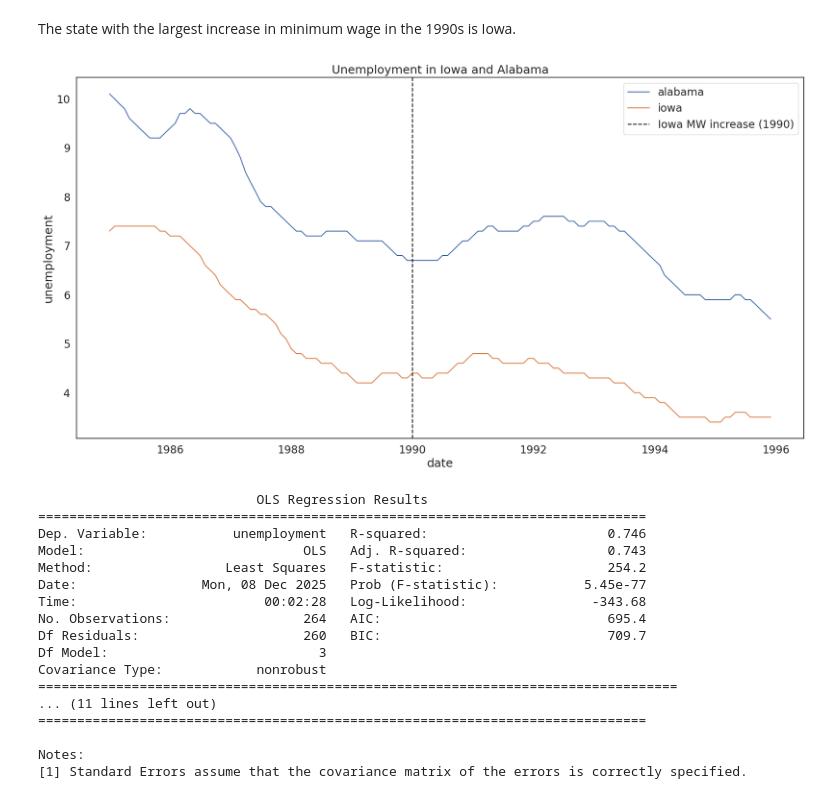
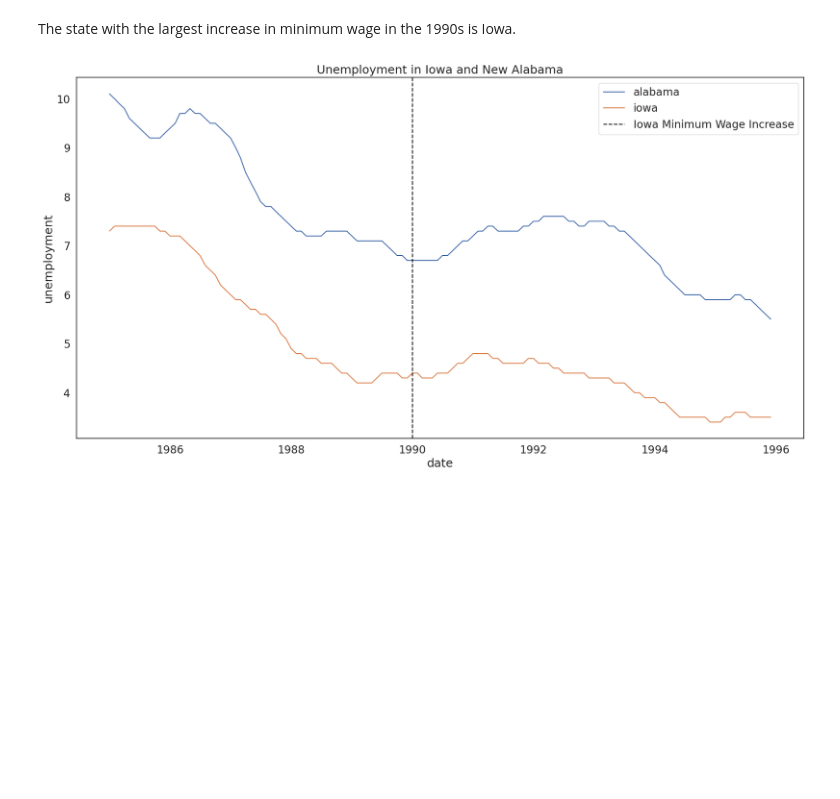
Before and after one commit to camilletulipe06-wq/QM-2, a Jupyter notebook: notebooks/W08. Diff-in-Diff.ipynb, the cells around one changed output. Saved outputs shown, nothing was run; the diff lists cells and outputs as text; code cells hidden in the pictures; blank space fills up the shorter version.

```diff
--- a/notebooks/W08. Diff-in-Diff.ipynb
+++ b/notebooks/W08. Diff-in-Diff.ipynb
@@ -635,44 +635,17 @@ The state with the largest increase in minimum wage in the 1990s is Iowa.
 
 window = 5
 
-did = df_s[
-    (df_s['date'] >= str(1990 - window) + '-01-01') &
-    (df_s['date'] <= str(1990 + window) + '-12-31') &
-    (df_s['state'].isin(['iowa', 'alabama']))
-]
-
-# 2. Create DiD dummies: post, treatment, post_treatment
-did['post'] = np.where(did['date'] >= '1990-01-01', 1, 0)             # 1 after (and incl.) 1990
-did['treatment'] = np.where(did['state'] == 'iowa', 1, 0)            # 1 for Iowa, 0 for Alabama
+did = df_s[(df_s['date'] >= str(1990 - window) + '-01-01') & (df_s['date'] <= str(1990 + window) + '-12-31') & (df_s['state'].isin(['iowa', 'alabama']))]
+did['post'] = np.where(did['date'] >= '1990-01-01', 1, 0)
+did['treatment'] = np.where(did['state'] == 'iowa', 1, 0)
 did['post_treatment'] = did['post'] * did['treatment']
-
-# 3. Parallel trends plot (same style as workshop)
-sns.lineplot(data=did, x='date', y='unemployment', hue='state')
-plt.axvline(pd.to_datetime('1990-01-01'), color='black',
-            linestyle='dashed', label='Iowa MW increase (1990)')
-plt.title('Unemployment in Iowa and Alabama')
-plt.legend()
-plt.show()
-
-# 4. Difference-in-Differences regression (same structure as workshop)
-did_model = ols('unemployment ~ post + treatment + post_treatment', did).fit()
-print(did_model.summary())
-# %% [output]
-[figure, removed]
-                            OLS Regression Results
-==============================================================================
-Dep. Variable:           unemployment   R-squared:                       0.746
-Model:                            OLS   Adj. R-squared:                  0.743
-Method:                 Least Squares   F-statistic:                     254.2
-Date:                Mon, 08 Dec 2025   Prob (F-statistic):           5.45e-77
-Time:                        00:02:28   Log-Likelihood:                -343.68
-No. Observations:                 264   AIC:                             695.4
-Df Residuals:                     260   BIC:                             709.7
-Df Model:                           3
-Covariance Type:            nonrobust
-==================================================================================
-... (11 lines left out)
-==============================================================================
-
-Notes:
-[1] Standard Errors assume that the covariance matrix of the errors is correctly specified.
+# %%
+# Parallel trends plot
+
+sns.lineplot(data=did,x='date',y='unemployment',hue='state')
+plt.axvline(pd.to_datetime('1990-01-01'),color='black',linestyle='dashed', label='Iowa Minimum Wage Increase')
+plt.title('Unemployment in Iowa and New Alabama')
+plt.legend()
+plt.show()
+# %% [output]
+[figure, added]
```
Also changed, not shown: parts of 3 cells of this notebook.
